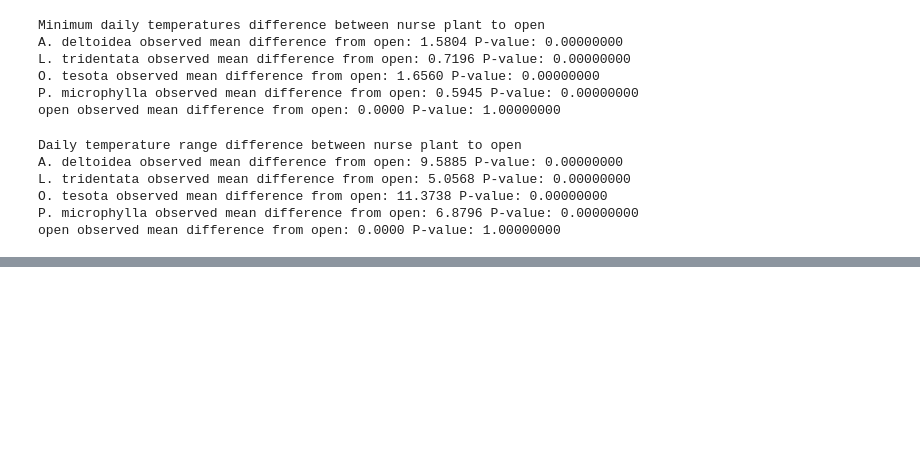
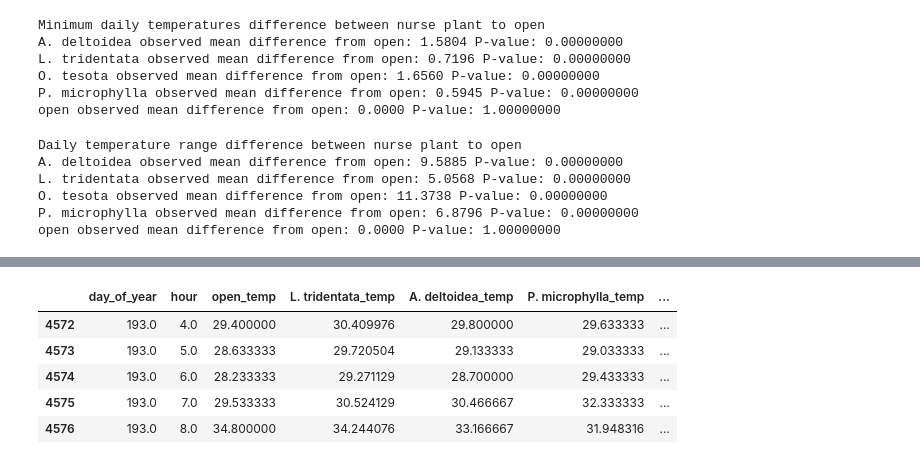
Before and after one commit to haberkornm/Nurse-plant-temperature-microclimates-, a Jupyter notebook: Nurse_plant_analysis.ipynb, the cells around one changed output, grey strips where cells are left out. Cells and saved outputs as stored; diff of their text form; code cells hidden in the pictures; blank space fills up the shorter version.

```diff
--- a/Nurse_plant_analysis.ipynb
+++ b/Nurse_plant_analysis.ipynb
@@ -377,0 +425,9 @@ open observed mean difference from open: 0.0000 P-value: 1.00000000
+# %%
+X_imputed.tail()
+# %% [output]
+|  | day_of_year | hour | open_temp | L. tridentata_temp | A. deltoidea_temp | P. microphylla_temp | ... |
+| 4572 | 193.0 | 4.0 | 29.400000 | 30.409976 | 29.800000 | 29.633333 | ... |
+| 4573 | 193.0 | 5.0 | 28.633333 | 29.720504 | 29.133333 | 29.033333 | ... |
+| 4574 | 193.0 | 6.0 | 28.233333 | 29.271129 | 28.700000 | 29.433333 | ... |
+| 4575 | 193.0 | 7.0 | 29.533333 | 30.524129 | 30.466667 | 32.333333 | ... |
+| 4576 | 193.0 | 8.0 | 34.800000 | 34.244076 | 33.166667 | 31.948316 | ... |
```
Also changed, not shown: parts of 13 cells of this notebook.
